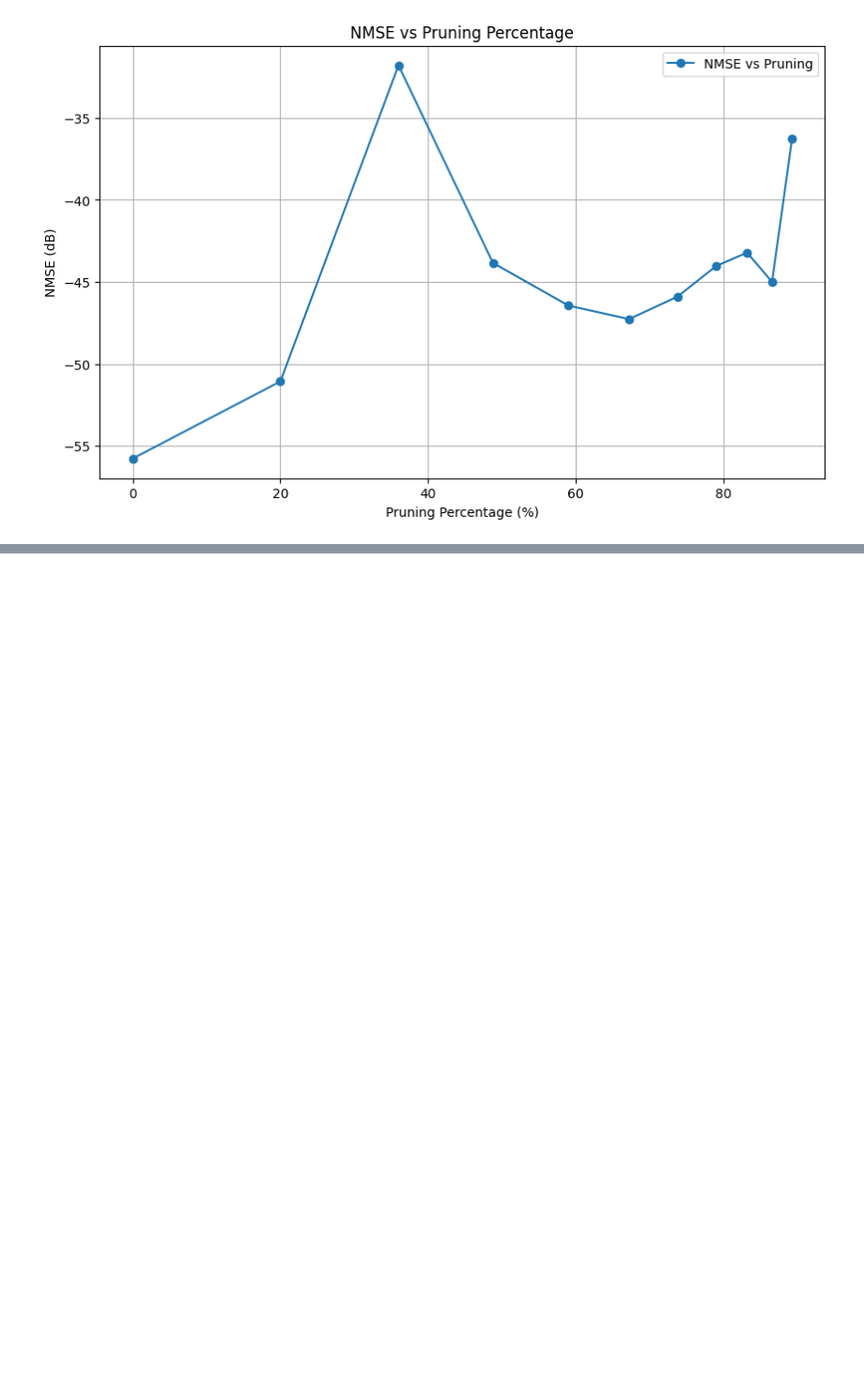
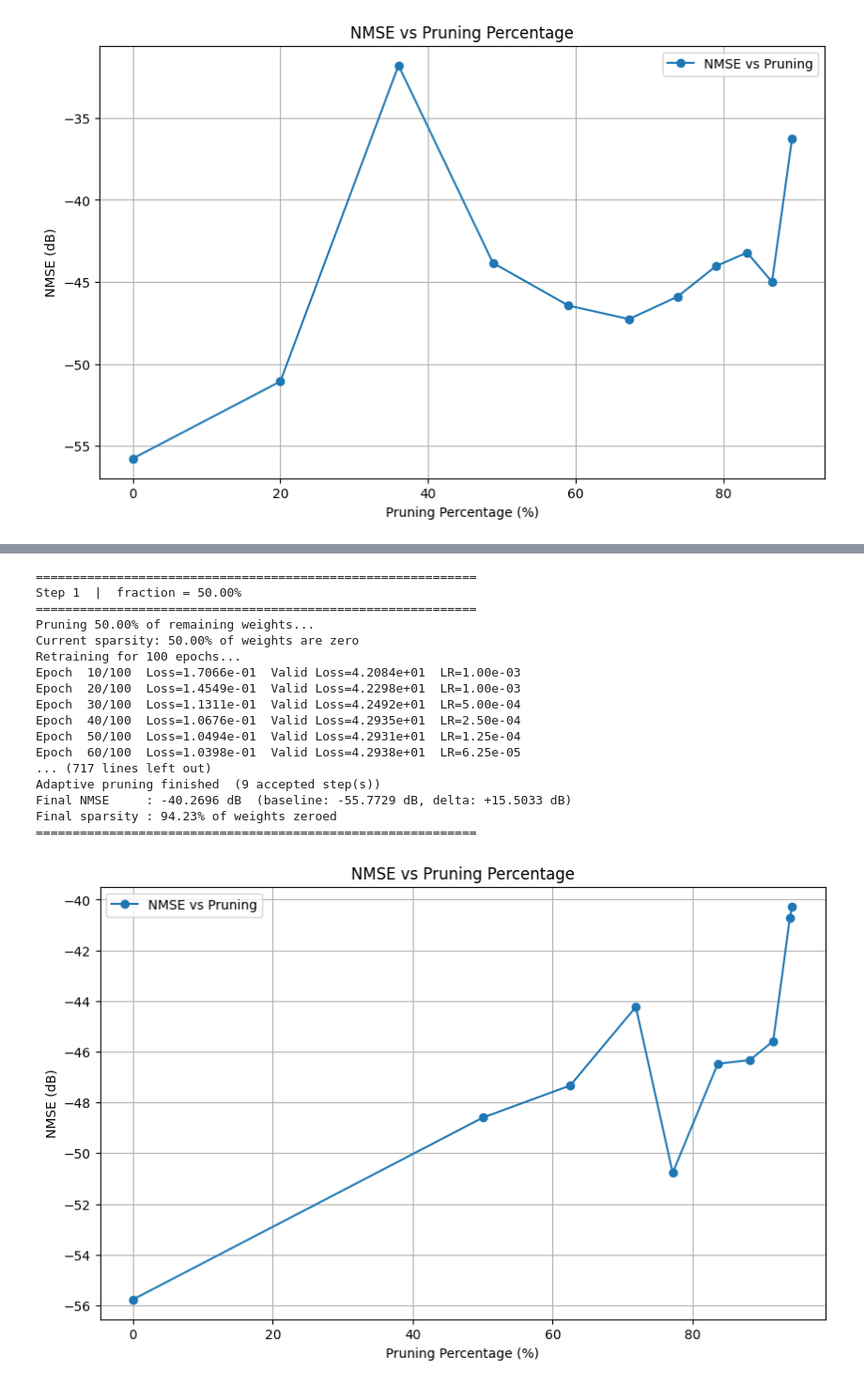
Before and after one commit to aquigney/sparseDPD, a Jupyter notebook: open_dpd_pruning/open_dpd_dataset_pruning.ipynb, the cells around one changed output, grey strips where cells are left out. Shown at 94% size. Cells and saved outputs as stored; diff of their text form; code cells hidden in the pictures; blank space fills up the shorter version.

```diff
--- a/open_dpd_pruning/open_dpd_dataset_pruning.ipynb
+++ b/open_dpd_pruning/open_dpd_dataset_pruning.ipynb
@@ -671,0 +729,38 @@ NMSE: -36.2891 dB
+# %%
+# Adaptive pruning for three layer model
+adaptive_pruning_pntdnn_three_layer_experiment = AdaptiveDatapathPruningExperiment(
+    datapath=datapath_pntdnn_three_layer,
+    training_dataset=openDPD_dataManager.training_dataset,
+    validation_dataset=openDPD_dataManager.validation_dataset,
+    test_dataset=openDPD_dataManager.test_dataset,
+    retrain_epochs=100,
+    ila_iterations = 3,
+    initial_prune_fraction=0.5,
+    max_prune_fraction=0.5,
+    min_prune_fraction=0.01,
+    nmse_tolerance=15.7729
+)
+
+adaptive_pruning_pntdnn_three_layer_experiment.run()
+
+#write best adaptive pruned model to file
+adaptive_pruning_pntdnn_three_layer_experiment.best_datapath.inverse_model.write_nn_to_file('pntdnn_three_layer_adaptive_pruned_inverse_model_open.pt')
+# %% [output]
+============================================================
+Step 1  |  fraction = 50.00%
+============================================================
+Pruning 50.00% of remaining weights...
+Current sparsity: 50.00% of weights are zero
+Retraining for 100 epochs...
+Epoch  10/100  Loss=1.7066e-01  Valid Loss=4.2084e+01  LR=1.00e-03
+Epoch  20/100  Loss=1.4549e-01  Valid Loss=4.2298e+01  LR=1.00e-03
+Epoch  30/100  Loss=1.1311e-01  Valid Loss=4.2492e+01  LR=5.00e-04
+Epoch  40/100  Loss=1.0676e-01  Valid Loss=4.2935e+01  LR=2.50e-04
+Epoch  50/100  Loss=1.0494e-01  Valid Loss=4.2931e+01  LR=1.25e-04
+Epoch  60/100  Loss=1.0398e-01  Valid Loss=4.2938e+01  LR=6.25e-05
+... (717 lines left out)
+Adaptive pruning finished  (9 accepted step(s))
+Final NMSE     : -40.2696 dB  (baseline: -55.7729 dB, delta: +15.5033 dB)
+Final sparsity : 94.23% of weights zeroed
+============================================================
+[figure, added]
```
Also changed, not shown: parts of 12 cells of this notebook, 3 other files.
